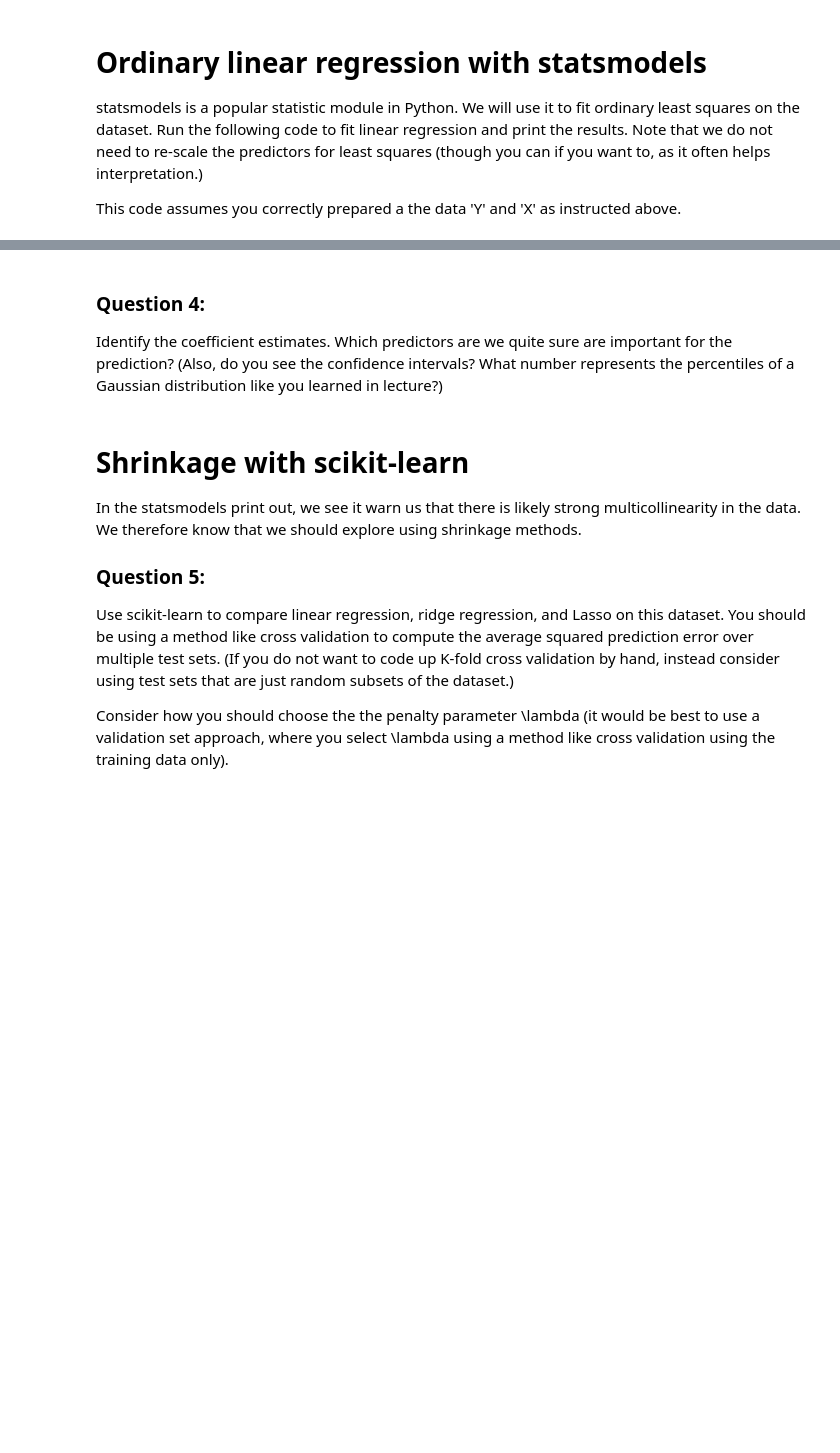
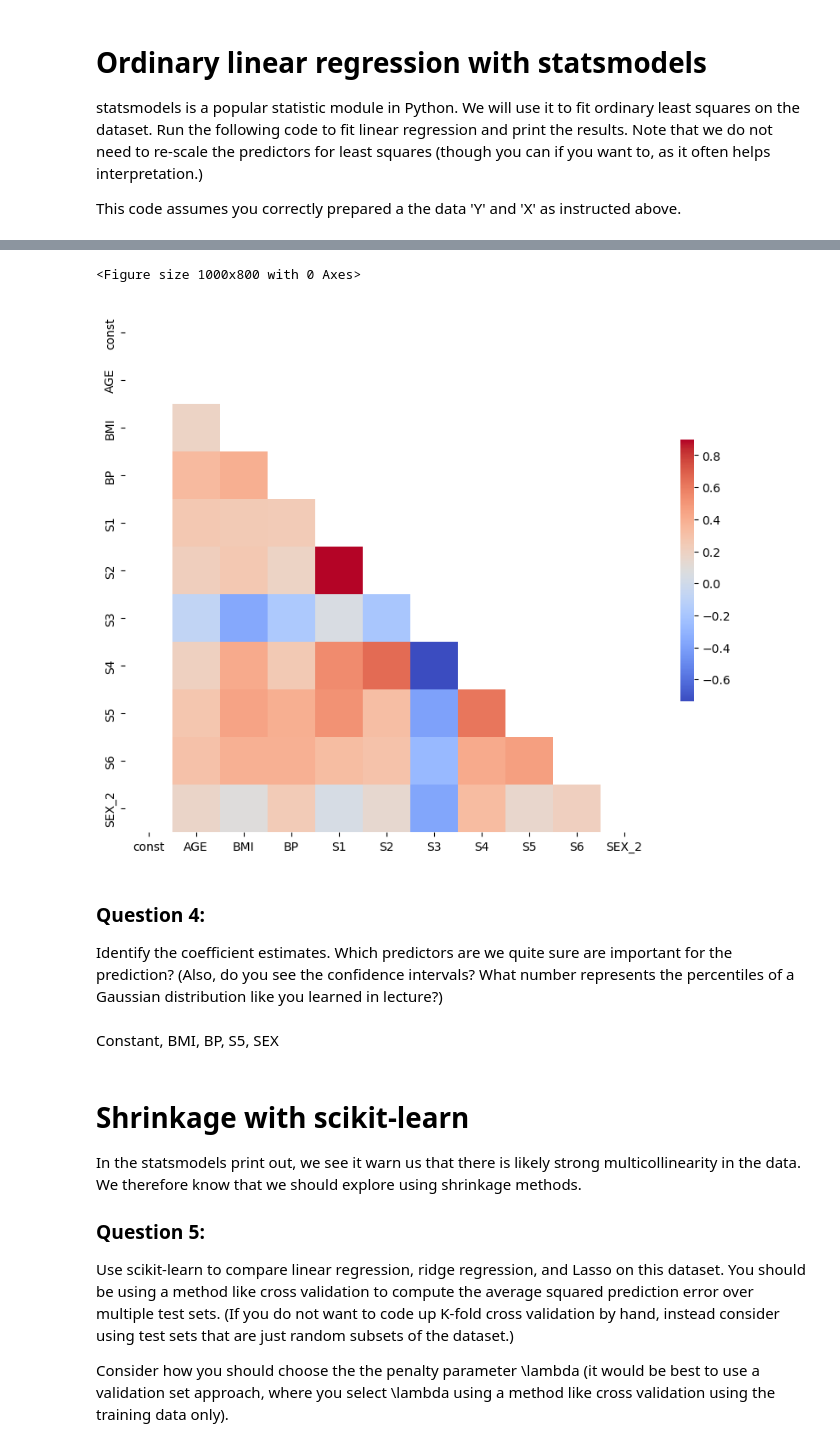
Before and after one commit to Luke-zm/statistical_learning, a Jupyter notebook: lecture_2/Linear models and regularization - Lab.ipynb, the cells around one changed output, grey strips where cells are left out. Saved outputs shown, nothing was run; the diff lists cells and outputs as text; code cells hidden in the pictures; blank space fills up the shorter version.

```diff
--- a/lecture_2/Linear models and regularization - Lab.ipynb
+++ b/lecture_2/Linear models and regularization - Lab.ipynb
@@ -28,2 +43,5 @@ How do we handle the variables that are not continuous in the regression model?
 ### Question 3:
 'Y' is the target variable. Extract it from the dataframe and create a separate matrix of predictors where any discrete variables are encoded appropriately.
+# %%
+raw_df = pd.read_csv('./data/diabetes.csv')  # read in the data
+raw_df.head()
@@ -29,0 +65,3 @@ How do we handle the variables that are not continuous in the regression model?
+# %%
+x_ohe = raw_df.copy(deep=True).drop('Y', axis=1)
+x_ohe.head()
@@ -29,0 +75,15 @@ How do we handle the variables that are not continuous in the regression model?
+# %%
+# One-hot encode the 'SEX' column
+sex_encoded = pd.get_dummies(x_ohe['SEX'], prefix='SEX', drop_first=True)
+
+# Convert True/False to 1/0
+sex_encoded['SEX_2'] = sex_encoded['SEX_2'].astype(int)
+
+# Concatenate the new columns to the original DataFrame
+x_ohe = pd.concat([x_ohe, sex_encoded], axis=1)
+
+# Drop the original 'SEX' column if it's no longer needed
+x_ohe.drop('SEX', axis=1, inplace=True)
+
+# See the resultant DataFrame
+x_ohe.head()
@@ -36,6 +103,7 @@ This code assumes you correctly prepared a the data 'Y' and 'X' as instructed ab
 # %%
 import statsmodels.api as sm  # load statsmodels
 
-X_ = sm.add_constant(X)  # this is how you add a constant term (for the intercept)
-est = sm.OLS(Y, X_).fit()  # fits the least squares estimate
+X_ = sm.add_constant(x_ohe)  # this is how you add a constant term (for the intercept)
+display(X_.head())
+est = sm.OLS(y, X_).fit()  # fits the least squares estimate
 print(est.summary())
@@ -42,6 +134,29 @@ print(est.summary())
+# %%
+import seaborn as sns
+corr_matrix = X_.corr()  # correlation matrix
+
+# Set up the matplotlib figure
+plt.figure(figsize=(10, 8))
+
+# Mask the upper triangle
+mask = np.triu(np.ones_like(corr_matrix, dtype=bool))
+
+# Set up the matplotlib figure
+plt.figure(figsize=(10, 8))
+
+# Draw the heatmap with the mask
+sns.heatmap(corr_matrix, mask=mask, annot=True, fmt=".2f", cmap='coolwarm', square=True, cbar_kws={"shrink": .5})
+
+# Show the plot
+plt.show()
+# %% [output]
+<Figure size 1000x800 with 0 Axes>
+[figure, added]
 # %% [markdown]
 ### Question 4:
 Identify the coefficient estimates. Which predictors are we quite sure are important for the prediction? (Also, do you see the confidence intervals? What number represents the percentiles of a Gaussian distribution like you learned in lecture?)
+# %% [markdown]
+Constant, BMI, BP, S5, SEX
 # %% [markdown]
 # Shrinkage with scikit-learn
 
```
Also changed, not shown: parts of 18 cells of this notebook, 1 other file.
